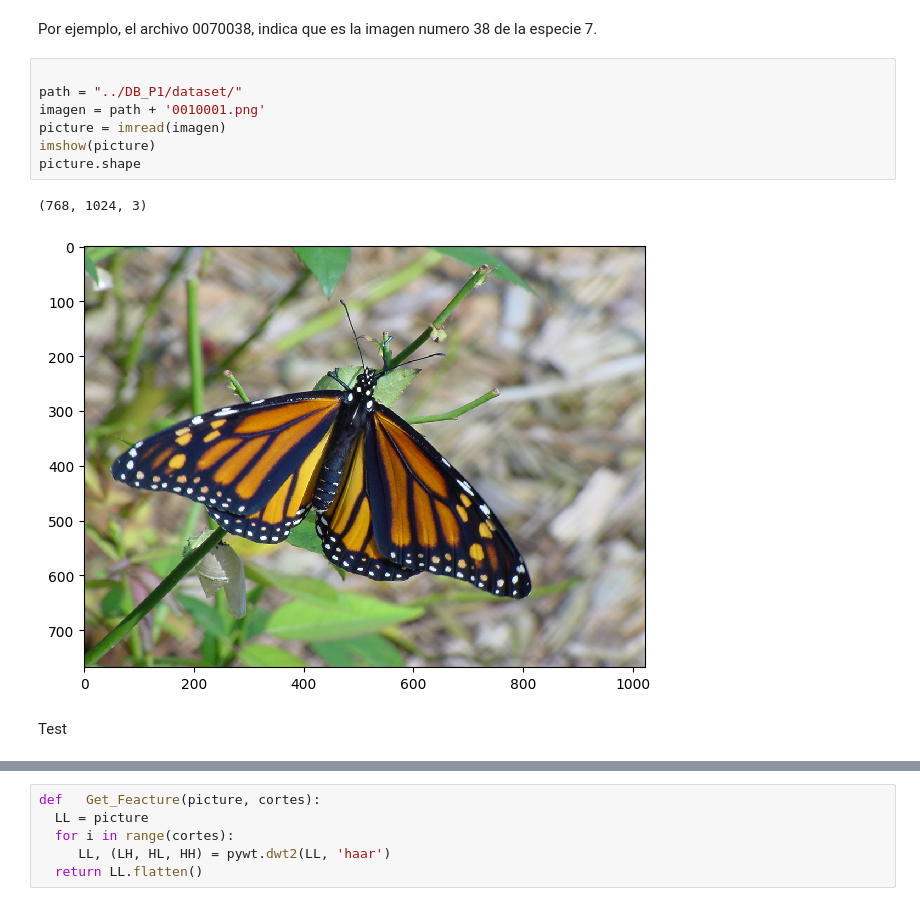
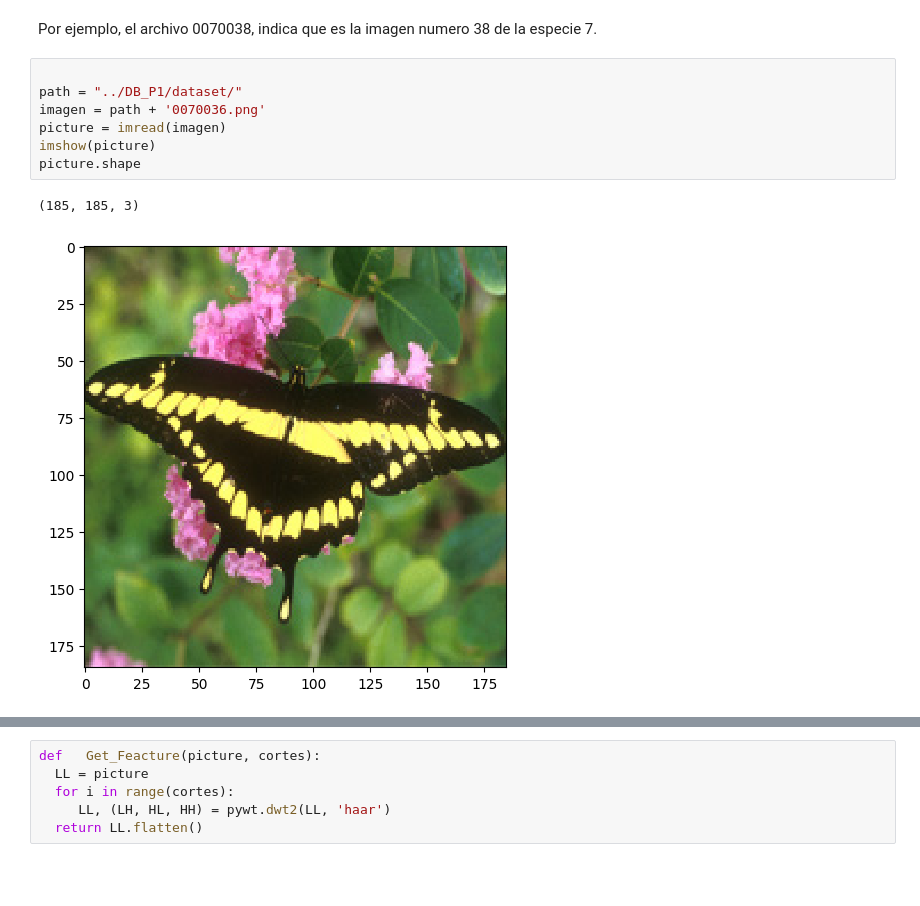
Before and after one commit to OmarUTEC/project1-machine, a Jupyter notebook: main.ipynb, the cells around one changed output, grey strips where cells are left out. Saved outputs shown, nothing was run; the diff lists cells and outputs as text; blank space fills up the shorter version.

```diff
--- a/main.ipynb
+++ b/main.ipynb
@@ -16,12 +16,10 @@ Por ejemplo, el archivo
 # %%
 
 path = "../DB_P1/dataset/"
-imagen = path + '0010001.png'
+imagen = path + '0070036.png'
 picture = imread(imagen)
 imshow(picture)
 picture.shape
 # %% [output]
-(768, 1024, 3)
+(185, 185, 3)
-[figure, old version]
+[figure, new version]
-# %% [markdown]
-Test
```
Also changed, not shown: parts of 13 cells of this notebook.
